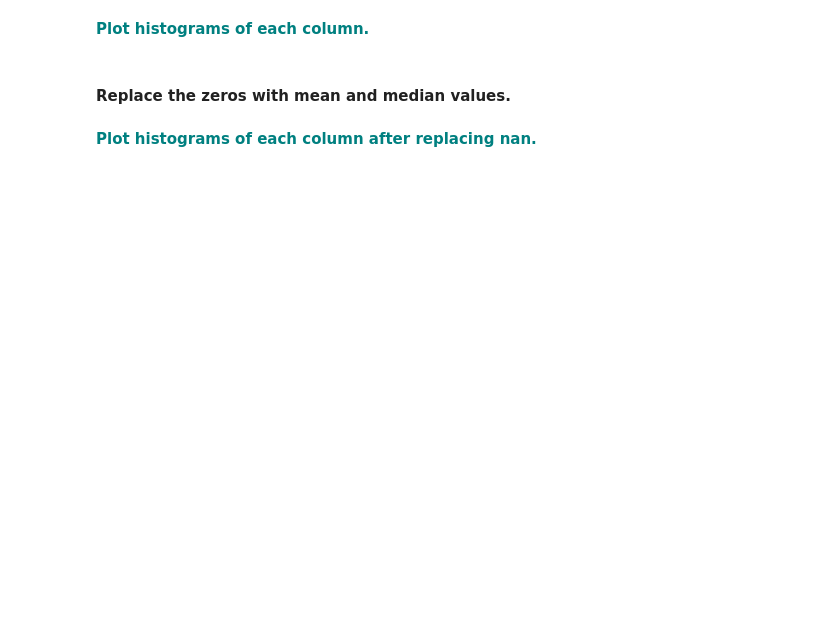
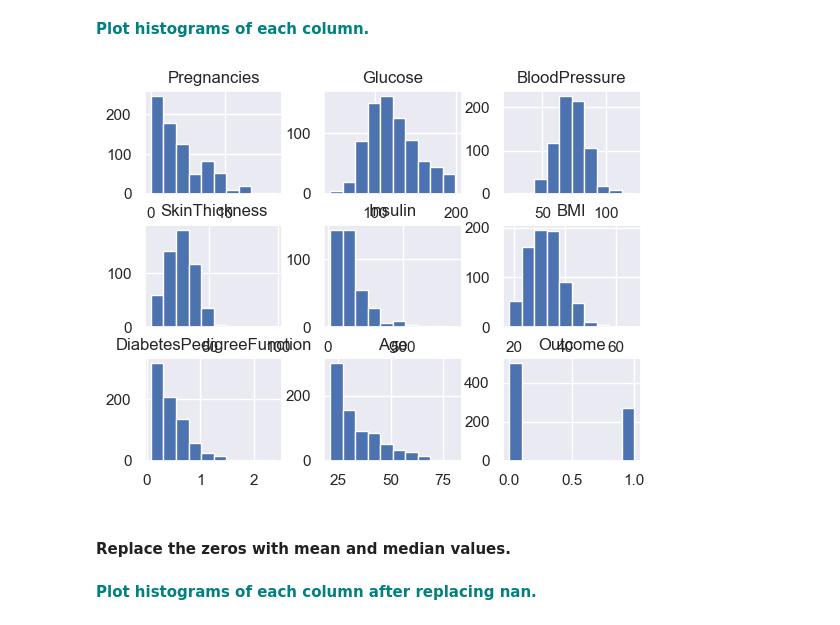
Before and after one commit to MsEM11/GridSearchKNN, a Jupyter notebook: GridSearchKNN_Case_Study.ipynb, the cells around one changed output. Drawn from its saved outputs; the diff is of its cells as text; code cells hidden in the pictures; blank space fills up the shorter version.

```diff
--- a/GridSearchKNN_Case_Study.ipynb
+++ b/GridSearchKNN_Case_Study.ipynb
@@ -52,2 +64,4 @@ memory usage: 54.1 KB
 # %% [markdown]
 **<font color='teal'> Currently, the missing values in the dataset are represented as zeros. Replace the zero values in the following columns ['Glucose','BloodPressure','SkinThickness','Insulin','BMI'] with nan .</font>**
+# %%
+diabetes_data[['Glucose','BloodPressure','SkinThickness','Insulin','BMI']] = diabetes_data[['Glucose','BloodPressure','SkinThickness','Insulin','BMI']].replace(0,np.nan)
@@ -54,5 +80,9 @@ memory usage: 54.1 KB
 # %% [markdown]
 **<font color='teal'> Plot histograms of each column. </font>**
+# %%
+diabetes_data.hist();
+# %% [output]
+[figure, added]
 # %% [markdown]
 #### Replace the zeros with mean and median values.
 # %%
```
Also changed, not shown: parts of 3 cells of this notebook.
